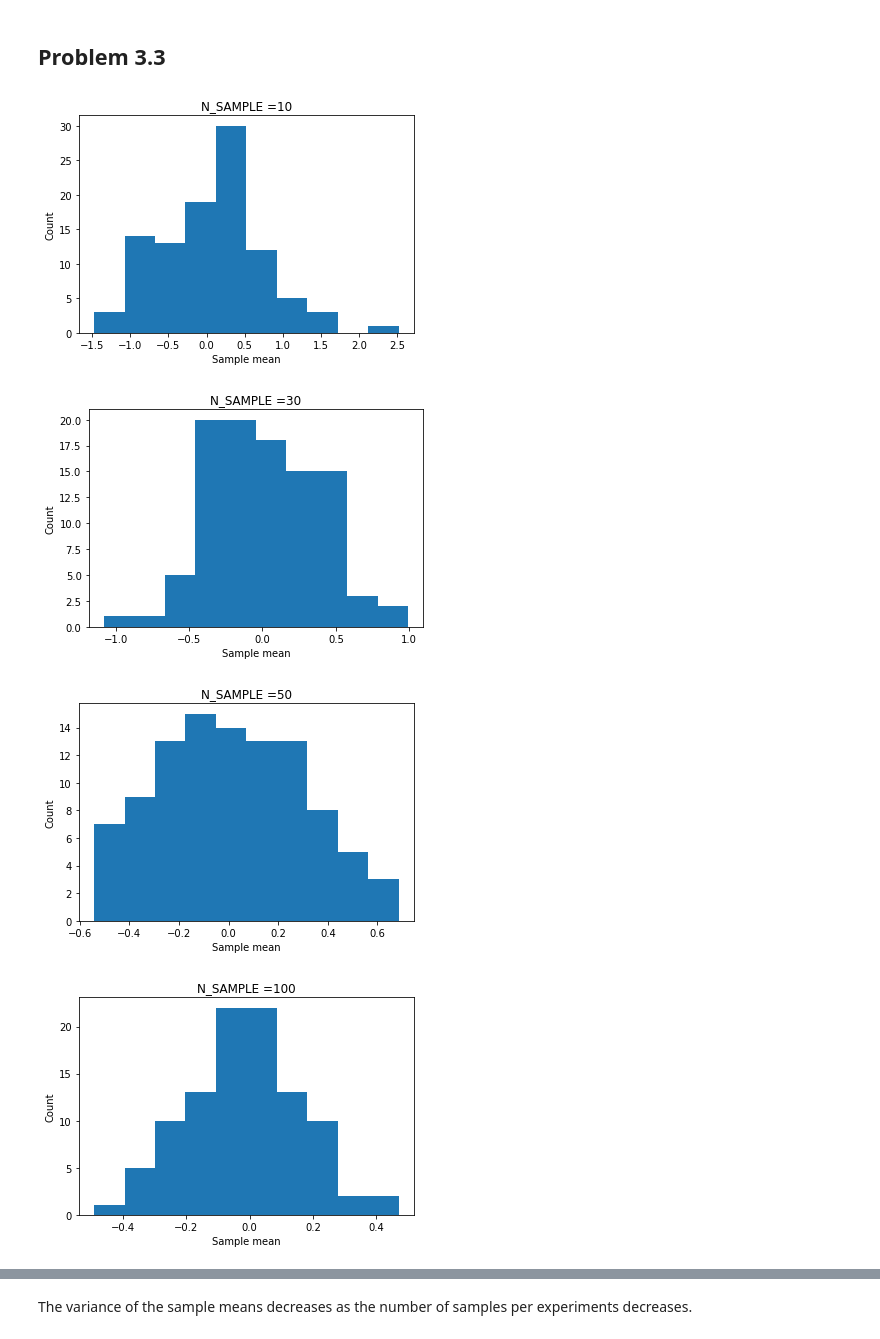
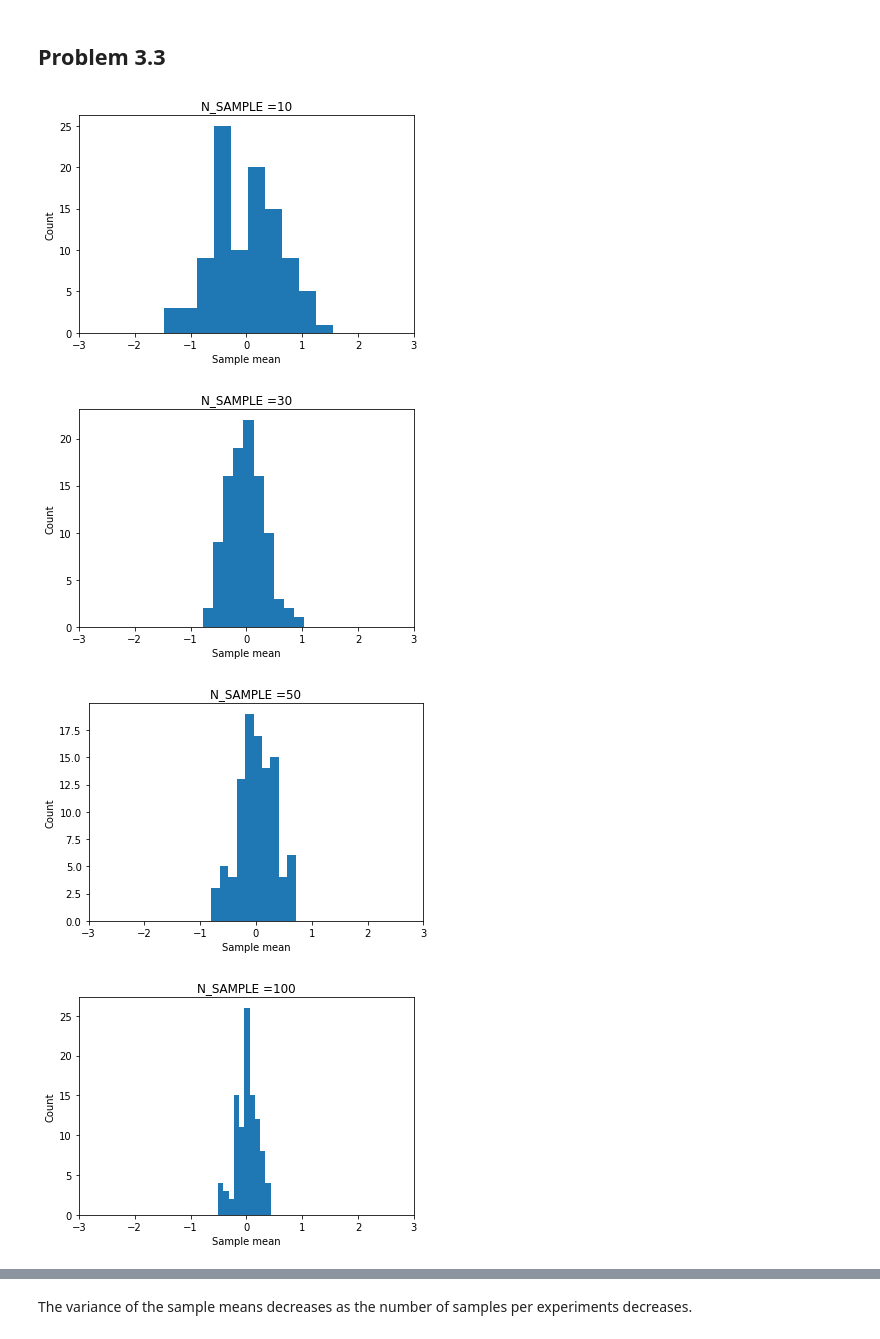
Before and after one commit to rkp8000/imbizo_2020_random_processes_tutorial, a Jupyter notebook: problems_a.ipynb, the cells around one changed output, grey strips where cells are left out. Saved outputs shown, nothing was run; the diff lists cells and outputs as text; code cells hidden in the pictures.

```diff
--- a/problems_a.ipynb
+++ b/problems_a.ipynb
@@ -268,23 +292,24 @@ Text(0, 0.5, 'Counts')
 # %%
 N_EXPT = 100
 
 for N_SAMPLE in [10, 30, 50, 100, 1000, 5000]:
 
     sample_means = []
 
     for expt_ctr in range(N_EXPT):
 
         x = np.random.normal(0, 2, N_SAMPLE)
         sample_mean = np.mean(x)
         sample_means.append(sample_mean)
 
     plt.figure()
     plt.hist(sample_means)
+    plt.xlim(-3, 3)
     plt.xlabel('Sample mean')
     plt.ylabel('Count')
     plt.title('N_SAMPLE =' + str(N_SAMPLE))
 # %% [output]
-[figure, old version]
+[figure, new version]
-[figure, old version]
+[figure, new version]
-[figure, old version]
+[figure, new version]
-[figure, old version]
+[figure, new version]
```
Also changed, not shown: parts of 29 cells of this notebook, 1 other file.
